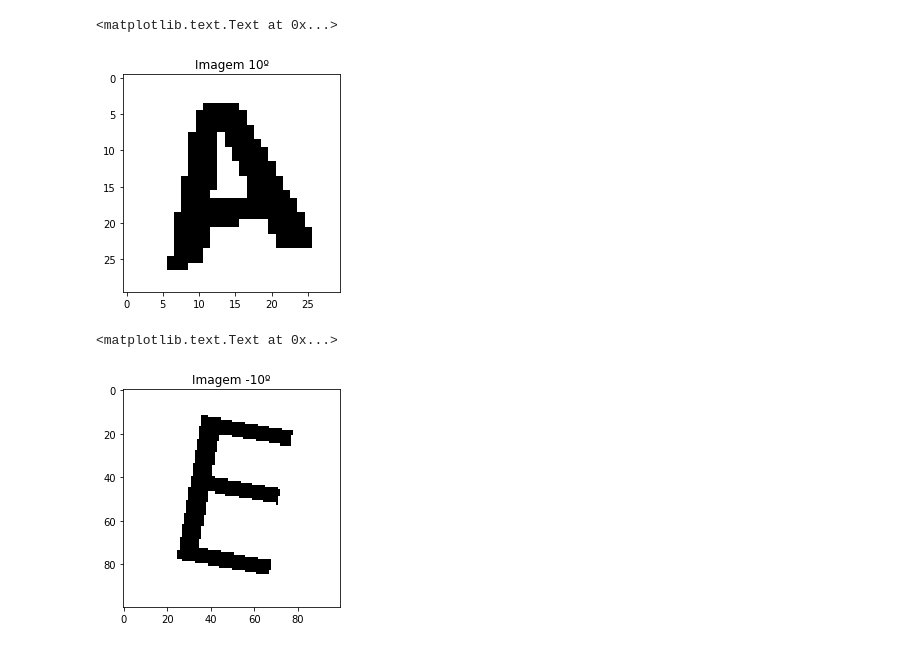
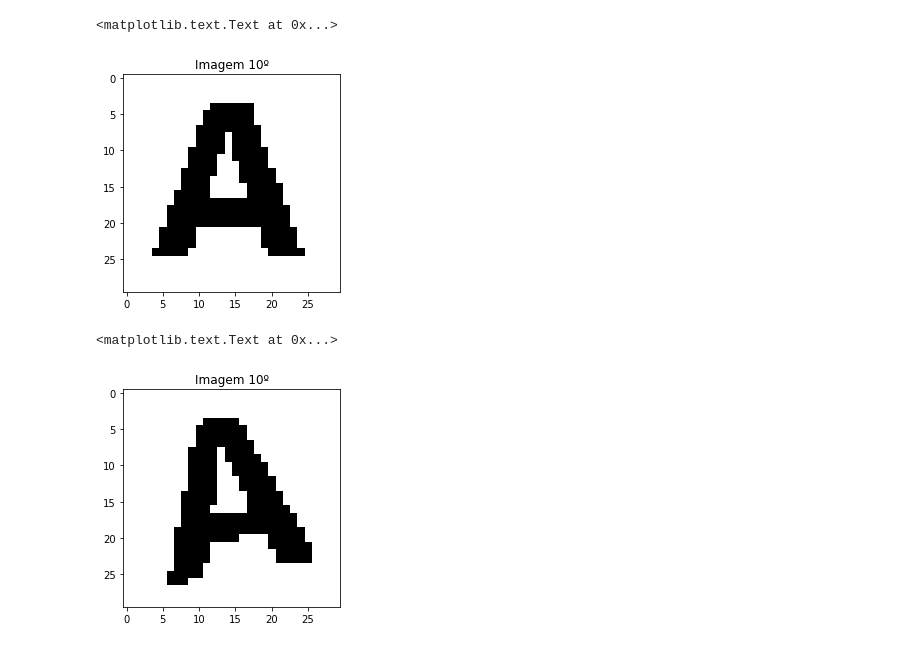
Before and after one commit to danielsmorais/machine_learning, a Jupyter notebook: Questao4/questao4.ipynb, the cells around one changed output. Saved outputs shown, nothing was run; the diff lists cells and outputs as text; code cells hidden in the pictures.

```diff
--- a/Questao4/questao4.ipynb
+++ b/Questao4/questao4.ipynb
@@ -21,14 +18,16 @@ img2=mpimg.imread('imagens/100x100/E_-10.pnm')
 # %%
+img=mpimg.imread('imagens/30x30/A_0.png')
 plt.figure()
 imgplot = plt.imshow(img)
 plt.title('Imagem 10º')
 # %% [output]
 <matplotlib.text.Text at 0x...>
-[figure, old version]
+[figure, new version]
 # %%
+img=mpimg.imread('imagens/30x30/A_10.png')
 plt.figure()
-imgplot2 = plt.imshow(img2)
-plt.title('Imagem -10º')
+imgplot = plt.imshow(img)
+plt.title('Imagem 10º')
 # %% [output]
 <matplotlib.text.Text at 0x...>
-[figure, old version]
+[figure, new version]
```
Also changed, not shown: parts of 6 cells of this notebook, 2 other files.
